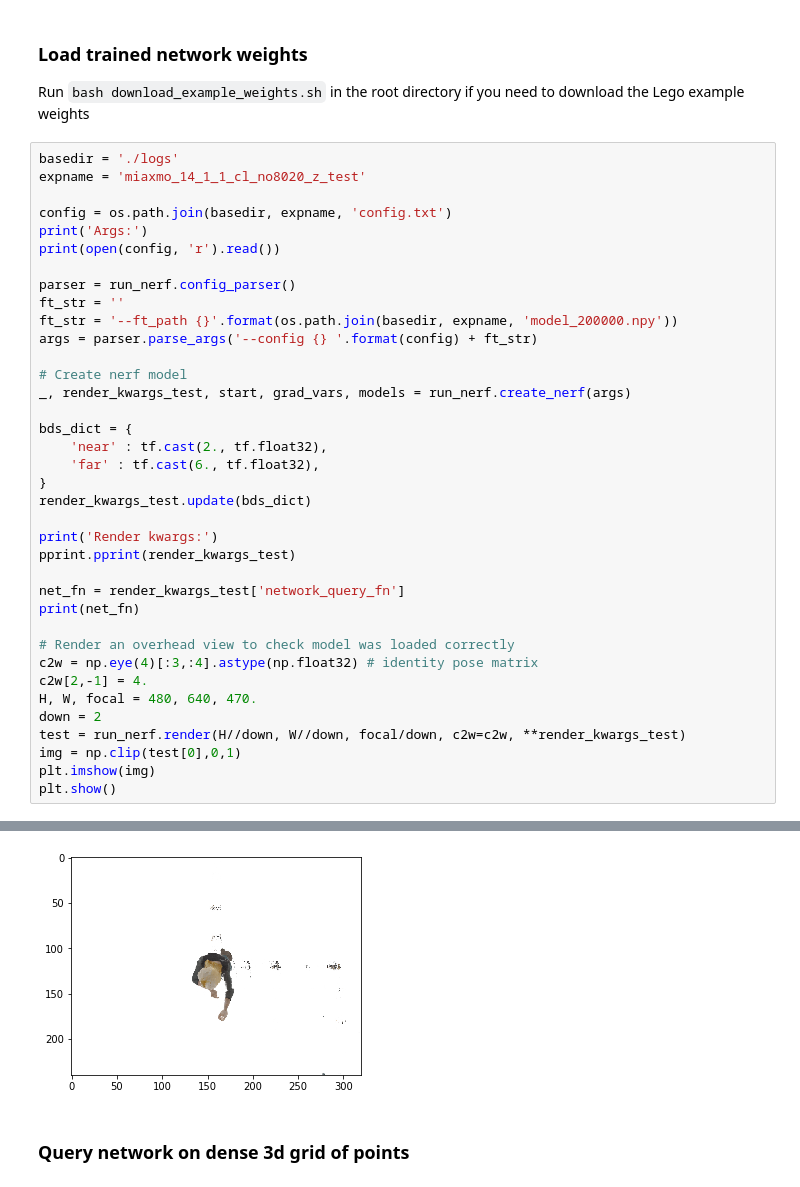
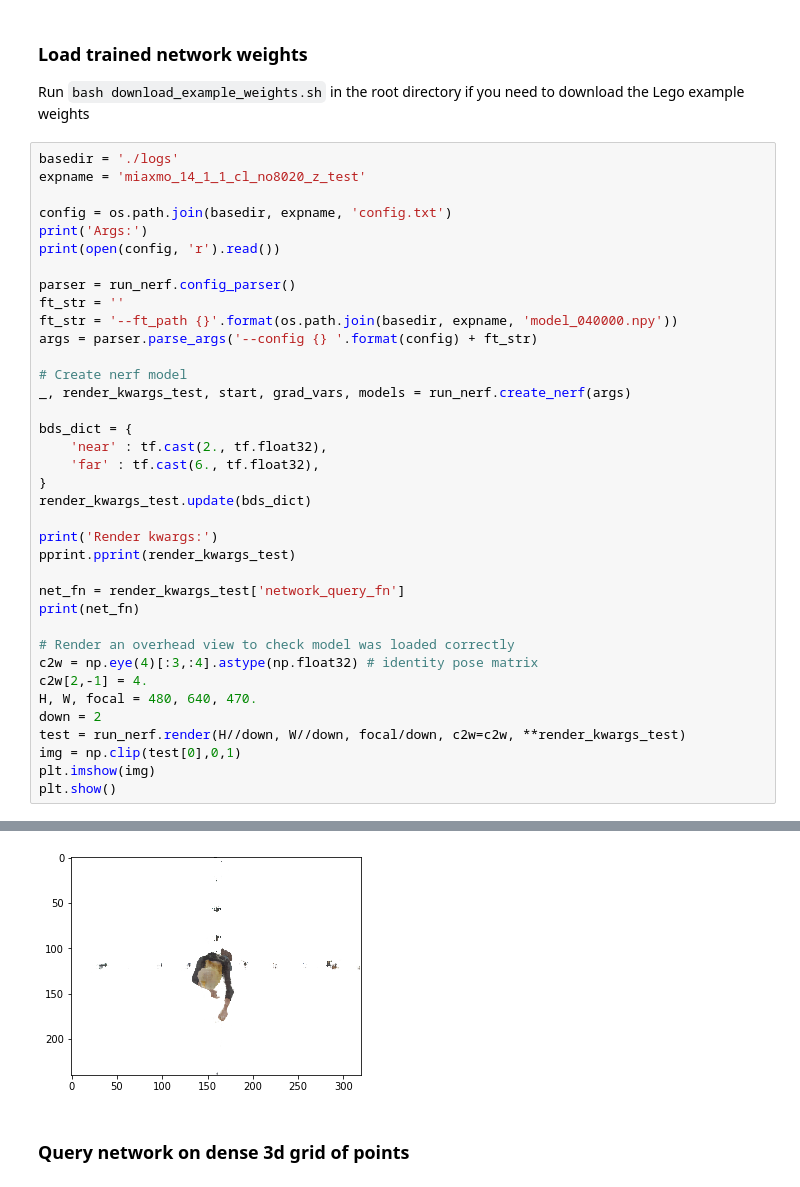
Before and after one commit to jingyangcarl/nerf, a Jupyter notebook: extract_mesh_miaxmo_14_1_1_cl_no8020_z.ipynb, the cells around one changed output, grey strips where cells are left out. Cells and saved outputs as stored; diff of their text form.

```diff
--- a/extract_mesh_miaxmo_14_1_1_cl_no8020_z.ipynb
+++ b/extract_mesh_miaxmo_14_1_1_cl_no8020_z.ipynb
@@ -26,7 +26,7 @@ print(open(config, 'r').read())
 
 parser = run_nerf.config_parser()
 ft_str = ''
-ft_str = '--ft_path {}'.format(os.path.join(basedir, expname, 'model_200000.npy'))
+ft_str = '--ft_path {}'.format(os.path.join(basedir, expname, 'model_040000.npy'))
 args = parser.parse_args('--config {} '.format(config) + ft_str)
 
 # Create nerf model
@@ -70,8 +70,8 @@ N_importance = 64
 <function create_nerf.<locals>.network_query_fn at 0x...>
 WARNING:tensorflow:From /home/ICT2000/jyang/Documents/Project/nerf/run_nerf_helpers.py:207: where (from tensorflow.python.ops.array_ops) is deprecated and will be removed in a future version.
 Instructions for updating:
 Use tf.where in 2.0, which has the same broadcast rule as np.where
-[figure, old version]
+[figure, new version]
 # %% [markdown]
 ### Query network on dense 3d grid of points
 # %%
```
Also changed, not shown: parts of 4 cells of this notebook, 2 other files.
